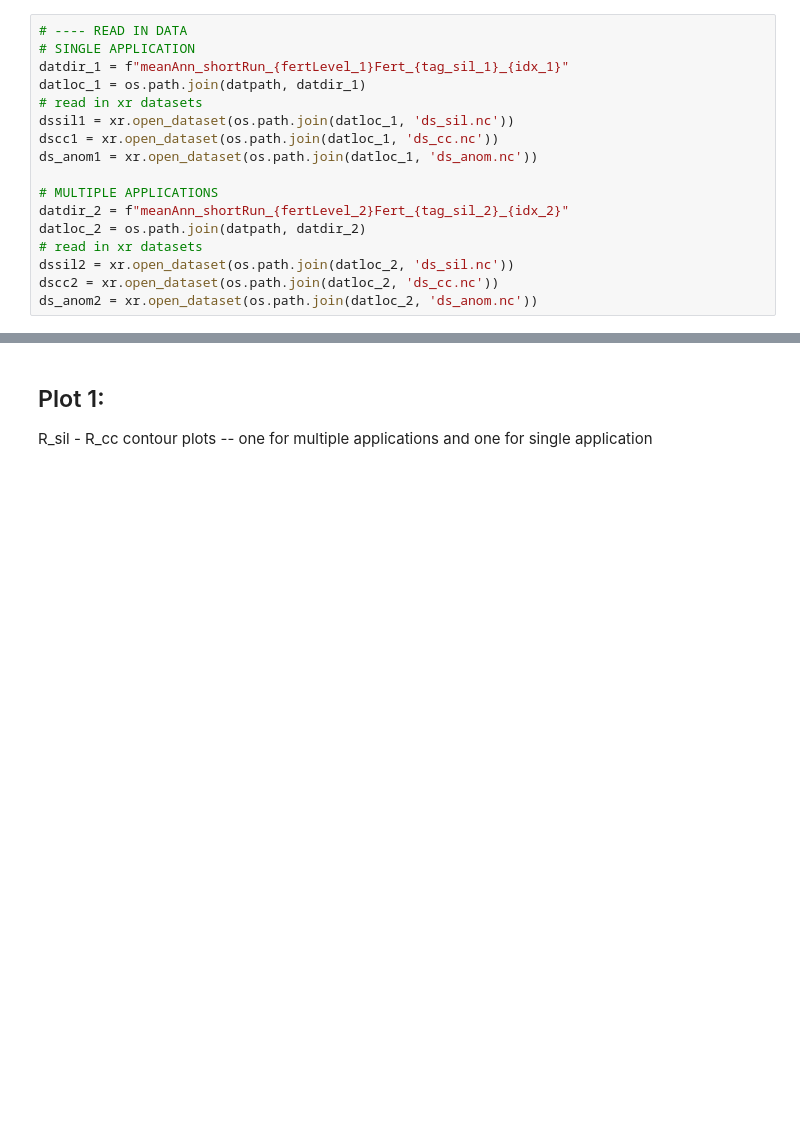
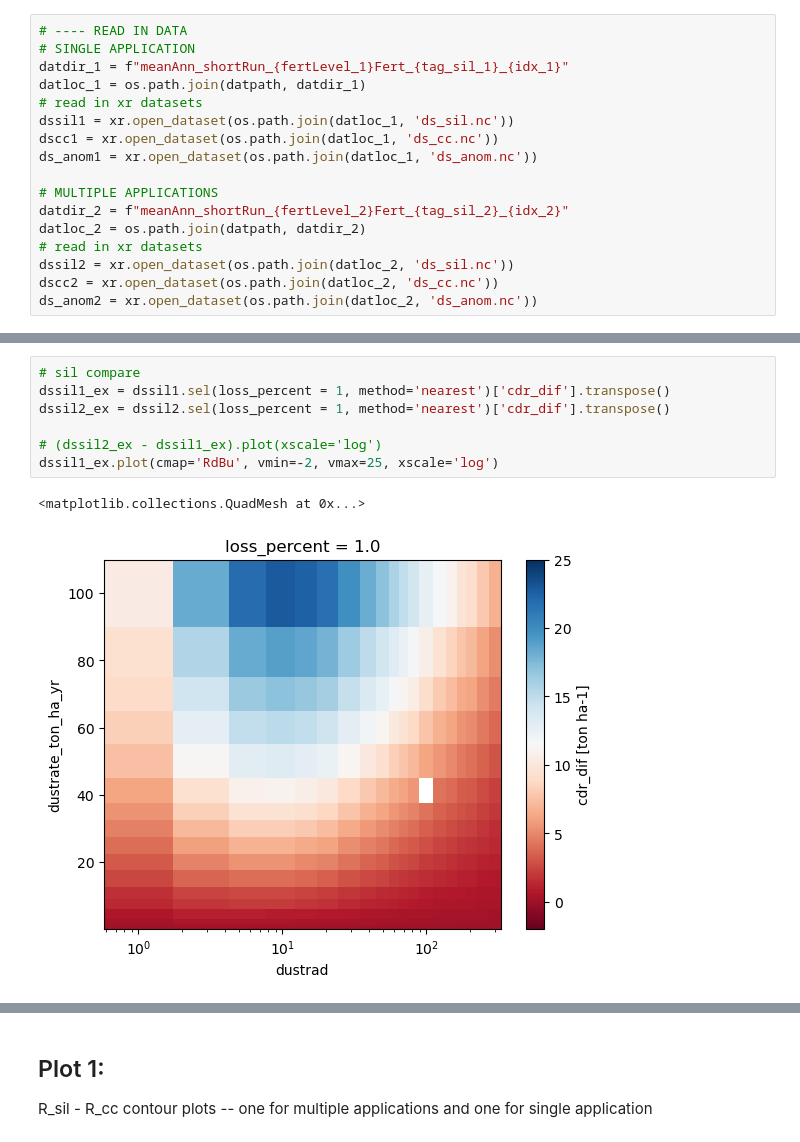
Before and after one commit to carbonplan/ew-workflows, a Jupyter notebook: scripts/scepter/figures/Fx_single_v_multi_app.ipynb, the cells around one changed output, grey strips where cells are left out. Cells and saved outputs as stored; diff of their text form; blank space fills up the shorter version.

```diff
--- a/scripts/scepter/figures/Fx_single_v_multi_app.ipynb
+++ b/scripts/scepter/figures/Fx_single_v_multi_app.ipynb
@@ -57,0 +83,10 @@ ds_anom2 = xr.open_dataset(os.path.join(datloc_2, 'ds_anom.nc'))
+# %%
+# sil compare
+dssil1_ex = dssil1.sel(loss_percent = 1, method='nearest')['cdr_dif'].transpose()
+dssil2_ex = dssil2.sel(loss_percent = 1, method='nearest')['cdr_dif'].transpose()
+
+# (dssil2_ex - dssil1_ex).plot(xscale='log')
+dssil1_ex.plot(cmap='RdBu', vmin=-2, vmax=25, xscale='log')
+# %% [output]
+<matplotlib.collections.QuadMesh at 0x...>
+[figure, added]
```
Also changed, not shown: parts of 12 cells of this notebook, 9 other files.
